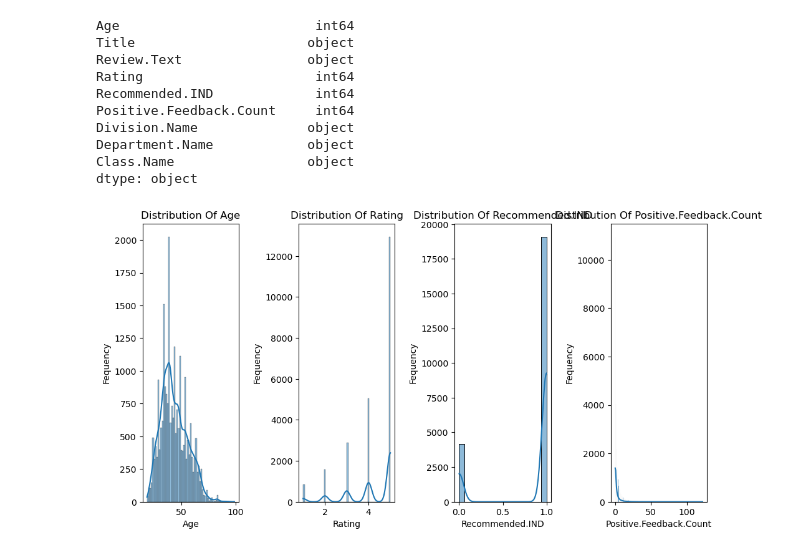
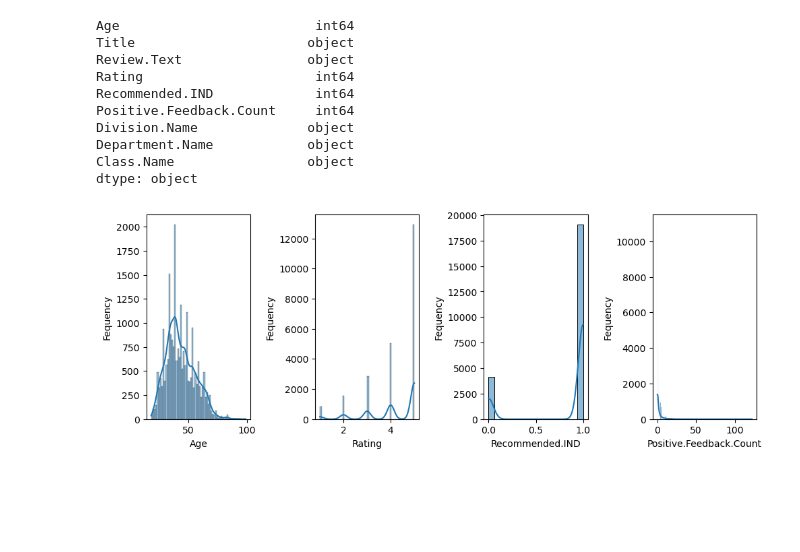
Before and after one commit to MaukanMir/Women-Ecommerce-Analysis, a Jupyter notebook: training.ipynb, the cells around one changed output. Drawn from its saved outputs; the diff is of its cells as text; code cells hidden in the pictures; blank space fills up the shorter version.

```diff
--- a/training.ipynb
+++ b/training.ipynb
@@ -38,14 +38,13 @@ def check_nulls_dupes(df):
 
 def view_dist(df, col_type):
 
-  plt.figure(figsize=(10, 10))
+  plt.figure(figsize=(10, 7))
   rows = len(df.columns)
   dims = (rows +4)//3
 
   for idx, col in enumerate(df.columns):
     plt.subplot(dims, 4, idx+1)
     sns.histplot(df[col], kde=True) if col_type == "hist" else sns.boxplot(df[col])
-    plt.title(f"Distribution Of {col}")
     plt.xlabel(col)
     plt.ylabel("Fequency")
 
@@ -151,5 +150,7 @@ Class.Name                 object
 dtype: object
 # %%
 numerical_features = df.select_dtypes(include="int64")
+
+view_dist(numerical_features, "hist")
 # %% [output]
-[figure, old version]
+[figure, new version]
```
